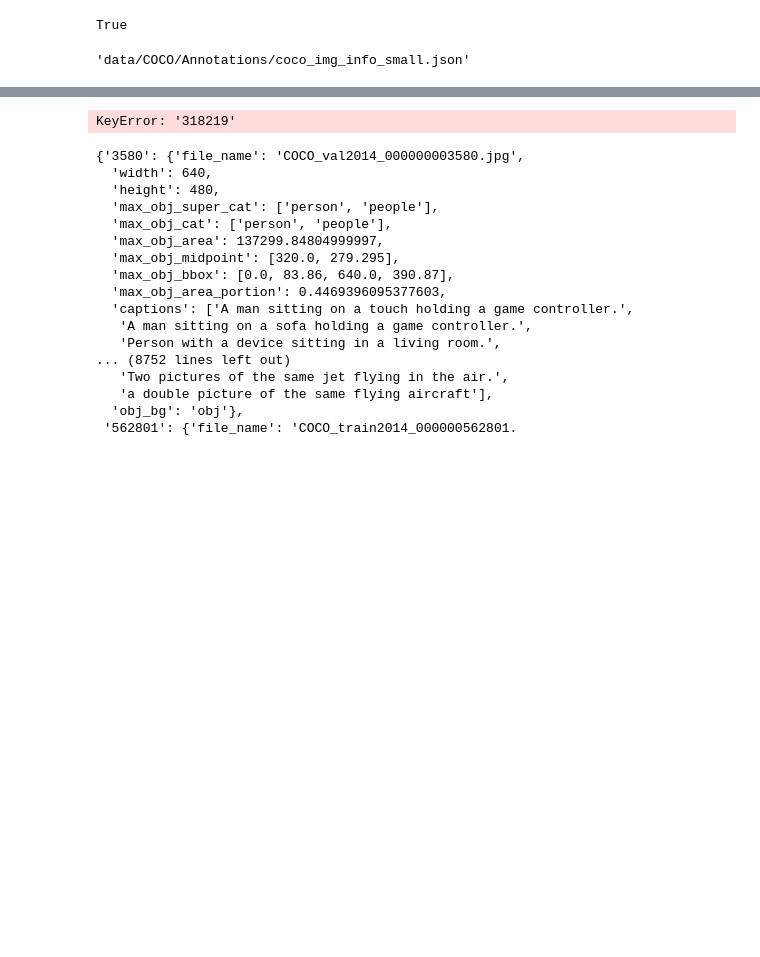
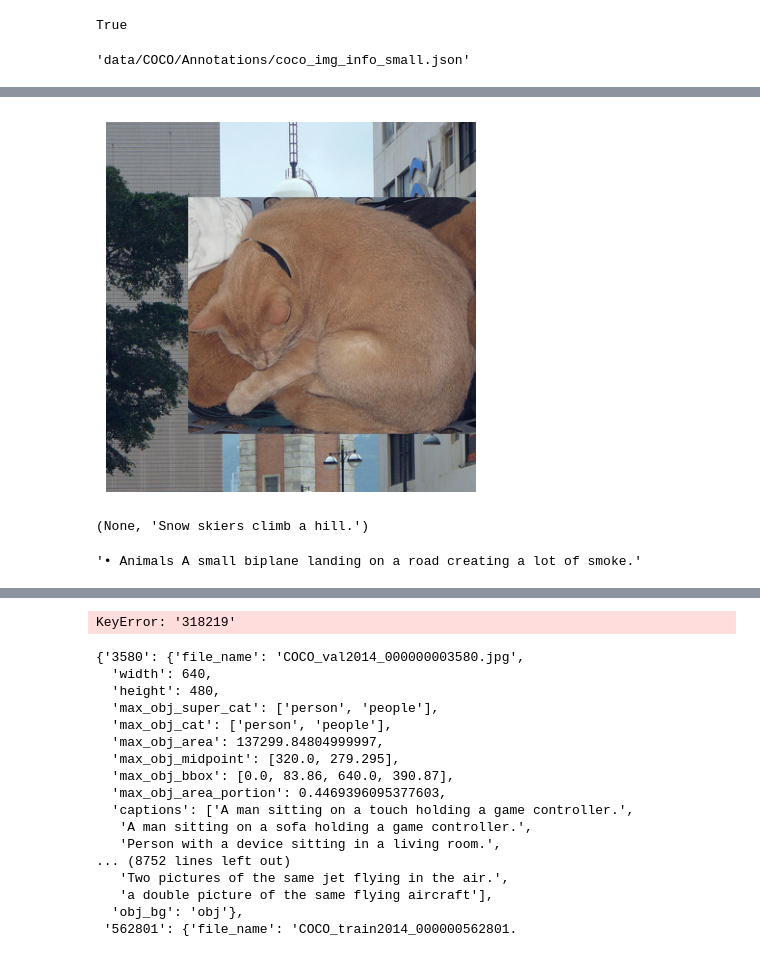
Before and after one commit to crimama/RobustMixGen, a Jupyter notebook: dataload_test.ipynb, the cells around one changed output, grey strips where cells are left out. Drawn from its saved outputs; the diff is of its cells as text; code cells hidden in the pictures; blank space fills up the shorter version.

```diff
--- a/dataload_test.ipynb
+++ b/dataload_test.ipynb
@@ -117,0 +117,9 @@ temp_ann = {'image_id':"coco_"+"318219"}
+# %%
+img_show(train_dataset[3800][0]), train_dataset[3800][1]
+# %% [output]
+[figure, added]
+(None, 'Snow skiers climb a hill.')
+# %%
+train_dataset[3800][1]
+# %% [output]
+'• Animals A small biplane landing on a road creating a lot of smoke.'
```
Also changed, not shown: parts of 19 cells of this notebook, 2 other files.
